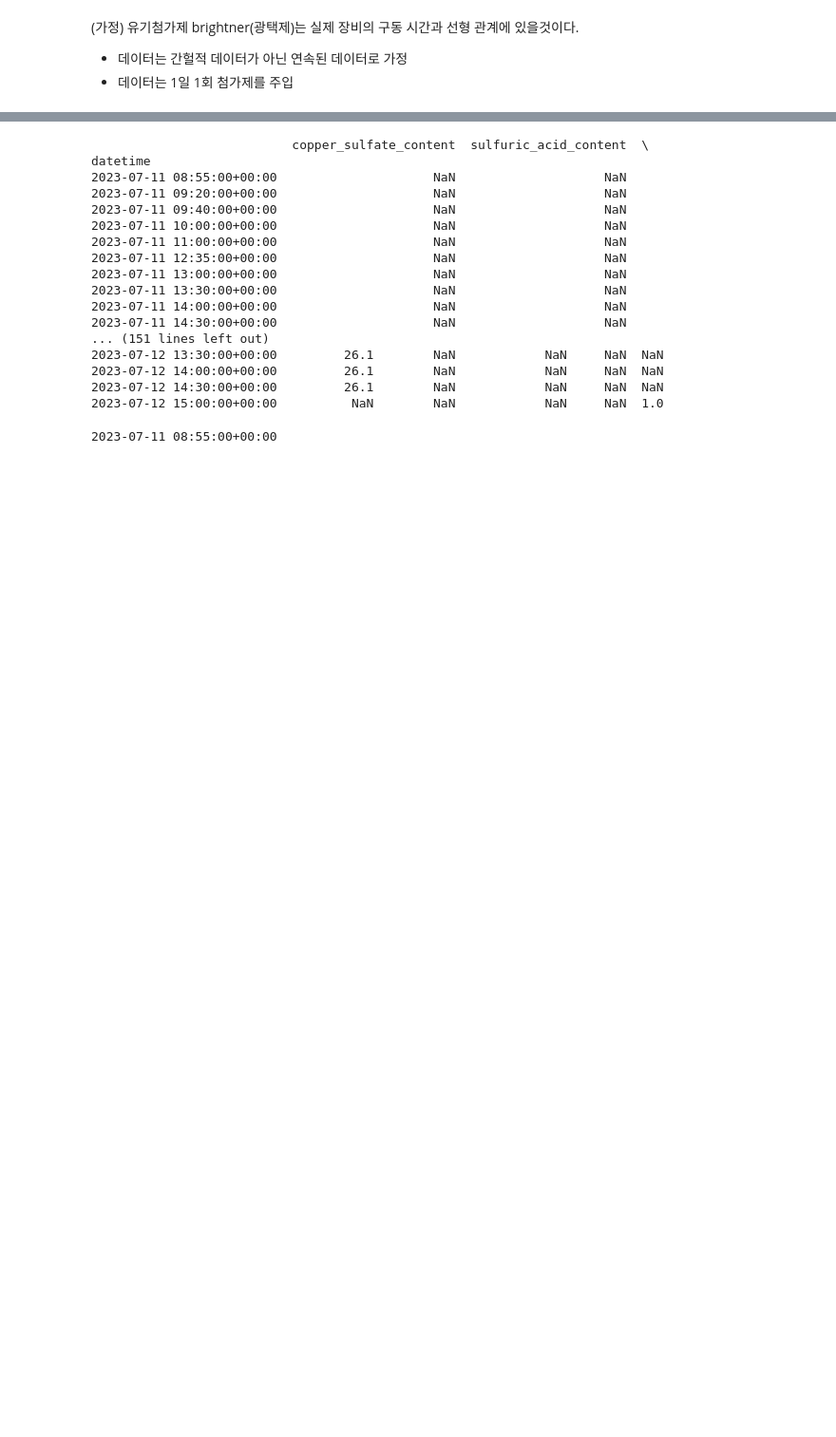
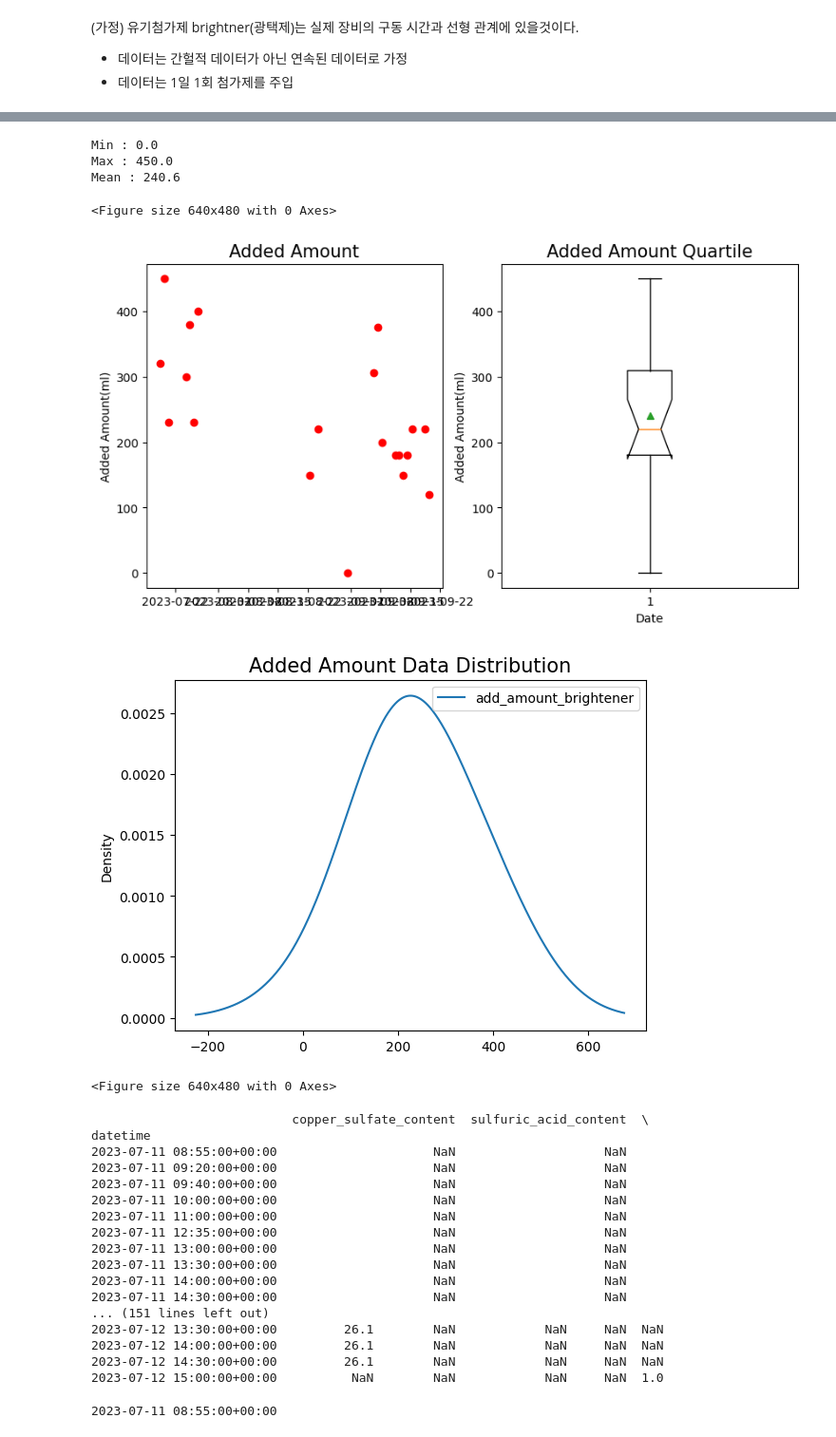
Before and after one commit to elecun/flame-ffc-model, a Jupyter notebook: basic.ipynb, the cells around one changed output, grey strips where cells are left out. Shown at 95% size. Drawn from its saved outputs; the diff is of its cells as text; code cells hidden in the pictures; blank space fills up the shorter version.

```diff
--- a/basic.ipynb
+++ b/basic.ipynb
@@ -38,3 +86,40 @@ Mean : 2.1901960784313728
+# %%
+csv_raw = pd.read_csv("./data/data.csv", skiprows=1, parse_dates=['datetime'], dayfirst=False)
+data_v = csv_raw[['datetime', 'add_amount_brightener']].dropna().sort_values("datetime")
+data_v = data_v.set_index('datetime').sort_index()
+
+print(f"Min : {data_v['add_amount_brightener'].min()}")
+print(f"Max : {data_v['add_amount_brightener'].max()}")
+print(f"Mean : {data_v['add_amount_brightener'].mean()}")
+
+# draw
+plt.clf()
+plt.figure(figsize=(10,5))
+plt.subplot(1,2,1)
+plt.plot(data_v, 'ro')
+plt.ylabel('Added Amount(ml)')
+plt.title('Added Amount', fontsize=15)
+
+plt.subplot(1,2,2)
+plt.boxplot(data_v, sym="bo", notch=True, showmeans=True)
+plt.xlabel('Date')
+plt.ylabel('Added Amount(ml)')
+plt.title('Added Amount Quartile', fontsize=15)
+
+data_v.plot.kde(bw_method=1)
+plt.title('Added Amount Data Distribution', fontsize=15)
+plt.show()
+
+plt.tight_layout()
+plt.show()
+# %% [output]
+Min : 0.0
+Max : 450.0
+Mean : 240.6
+<Figure size 640x480 with 0 Axes>
+[figure, added]
+[figure, added]
+<Figure size 640x480 with 0 Axes>
 # %%
 # select only add_amont_brightener column without NaN
 brightner_data = csv_raw[['datetime', 'add_amont_brightener']].dropna().sort_values("datetime")
```
Also changed, not shown: parts of 2 cells of this notebook, 1 other file.
